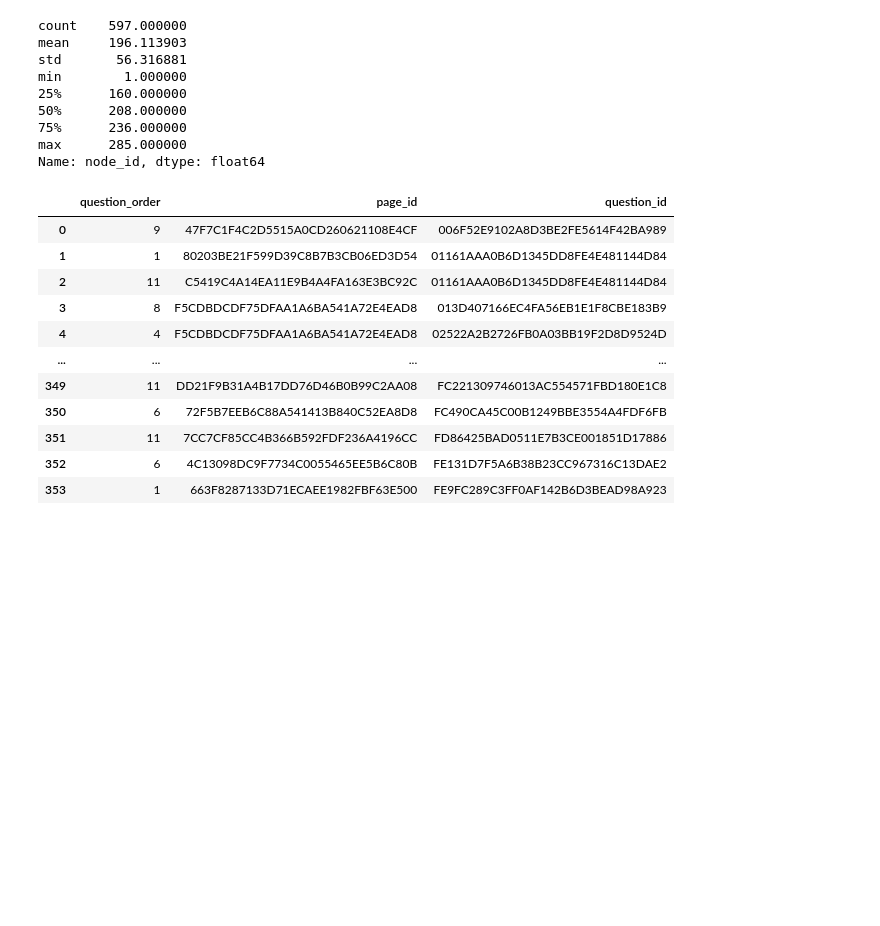
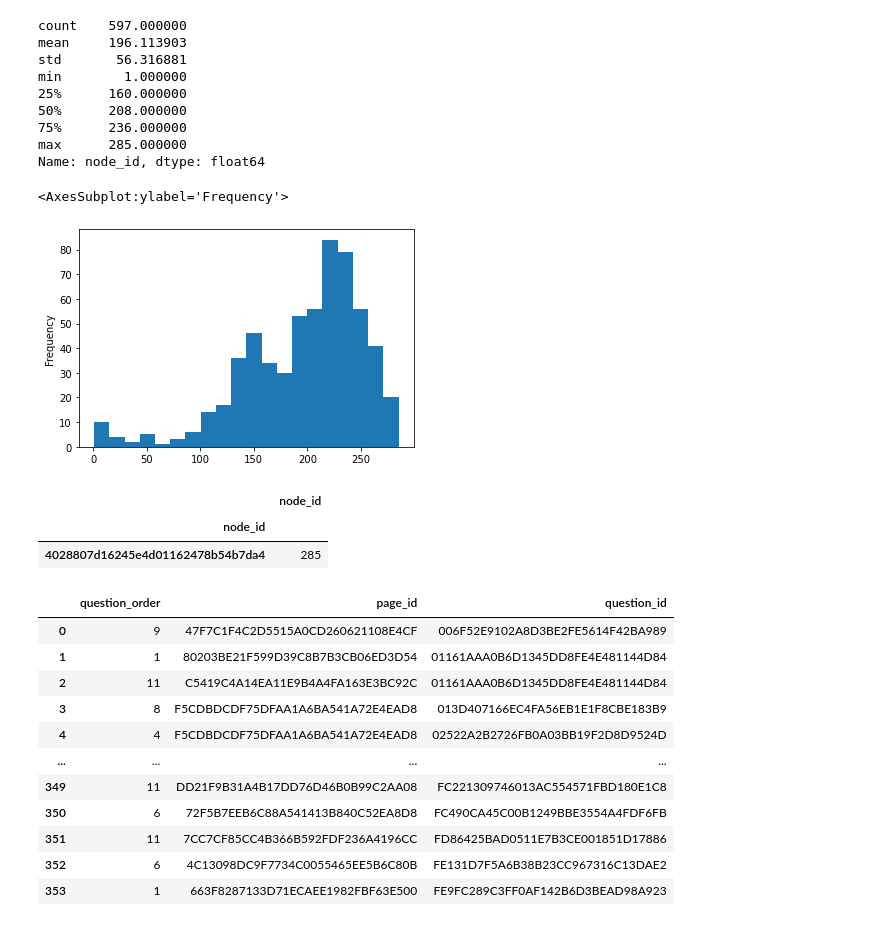
Before and after one commit to remi-vidal/StatApp, a Jupyter notebook: Decouverte_base.ipynb, the cells around one changed output. Drawn from its saved outputs; the diff is of its cells as text; code cells hidden in the pictures; blank space fills up the shorter version.

```diff
--- a/Decouverte_base.ipynb
+++ b/Decouverte_base.ipynb
@@ -522,6 +507,18 @@ min        1.000000
 75%      236.000000
 max      285.000000
 Name: node_id, dtype: float64
+# %%
+df_formulaire_reponse.groupby("node_id")["node_id"].count().plot.hist(bins=20)
+#Eliminer les questionnaires avec moins de 100 réponses ?
+# %% [output]
+<AxesSubplot:ylabel='Frequency'>
+[figure, added]
+# %%
+LOL[LOL["node_id"]==285]
+# %% [output]
+|  | node_id |
+| node_id |  |
+| 4028807d16245e4d01162478b54b7da4 | 285 |
 # %%
 df_formulaire_page_questions
 # %% [output]
```
Also changed, not shown: parts of 21 cells of this notebook.
